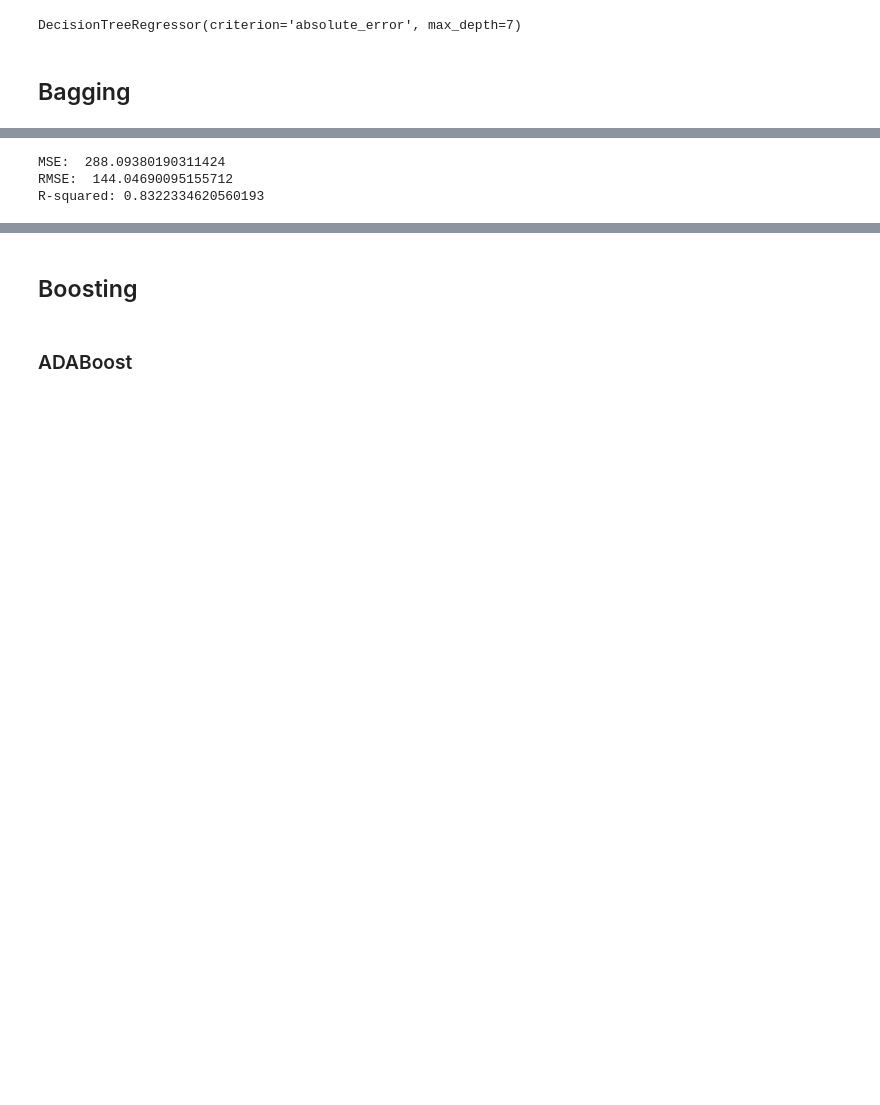
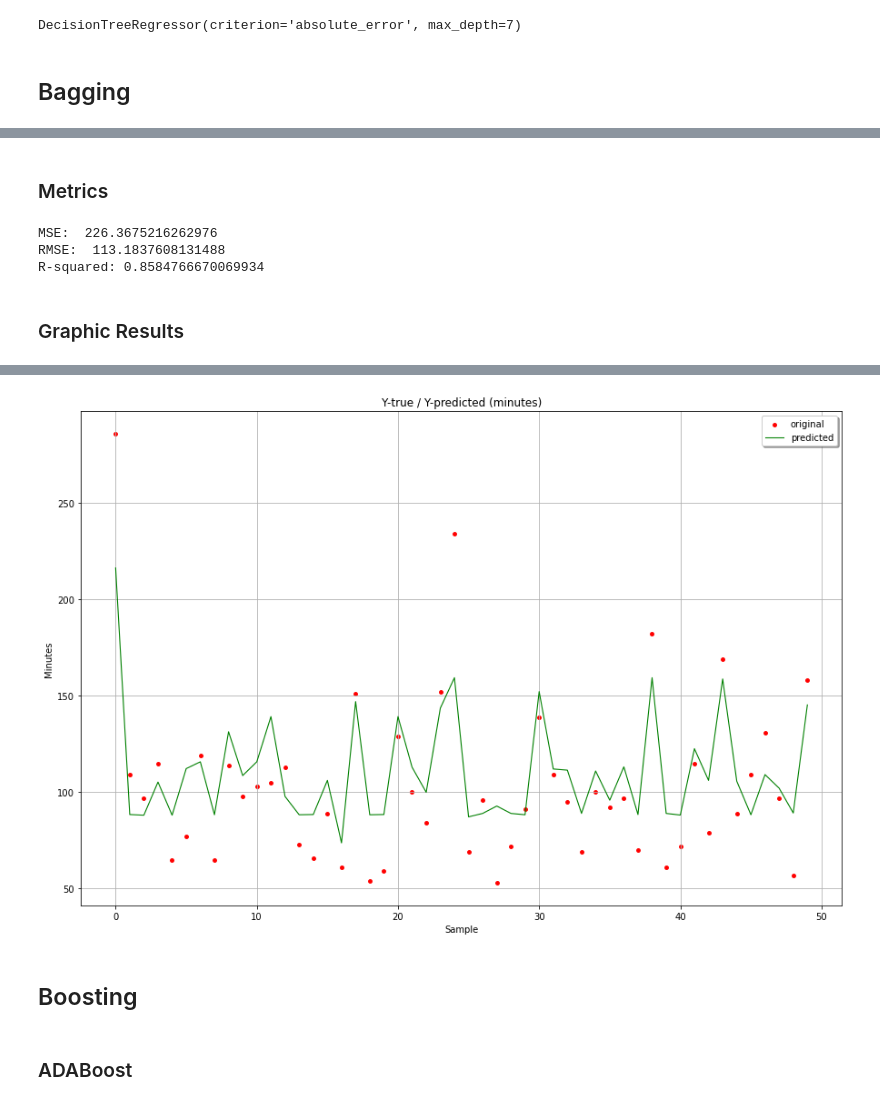
Before and after one commit to luperezsal/DM-Classification-Tree, a Jupyter notebook: Regression.ipynb, the cells around one changed output, grey strips where cells are left out. Drawn from its saved outputs; the diff is of its cells as text; code cells hidden in the pictures; blank space fills up the shorter version.

```diff
--- a/Regression.ipynb
+++ b/Regression.ipynb
@@ -168,15 +176,46 @@ print(f"Done in {ellapsed_time} (s)")
-# %%
-from sklearn.metrics import mean_squared_error
-
-y_pred = bagging_regressor.predict(X_test)
-
-mse = mean_squared_error(y_test, y_pred)
-print("MSE: ", mse)
-print("RMSE: ", mse*(1/2.0))
-
-score = bagging_regressor.score(X_test, y_test)
-print("R-squared:", score)
-# %% [output]
-MSE:  288.09380190311424
-RMSE:  144.04690095155712
-R-squared: 0.8322334620560193
+# %% [markdown]
+### Metrics
+# %%
+from sklearn.metrics import mean_squared_error
+
+y_pred = bagging_regressor.predict(X_test)
+
+mse = mean_squared_error(y_test, y_pred)
+print("MSE: ", mse)
+print("RMSE: ", mse*(1/2.0))
+
+score = bagging_regressor.score(X_test, y_test)
+print("R-squared:", score)
+# %% [output]
+MSE:  226.3675216262976
+RMSE:  113.1837608131488
+R-squared: 0.8584766670069934
+# %% [markdown]
+### Graphic Results
+# %%
+n_samples = range(len(y_test[:50]))
+
+# plt.plot(x, y, marker="o", markersize=20, markeredgecolor="red", markerfacecolor="green")
+plt.figure(figsize=(15,10))  # set plot size (denoted in inches)
+
+plt.scatter(n_samples, y_test[:50], s = 15, color = 'red', label = "original")
+plt.plot(n_samples, y_pred[:50], linewidth = 1.1, color = 'green', label = "predicted")
+
+plt.title("Y-true / Y-predicted (minutes)")
+plt.xlabel('Sample')
+plt.ylabel('Minutes')
+
+plt.legend(loc='best',fancybox = True, shadow = True)
+
+GRAPH_PATH = f"{SAMPLE_GRAPH_RESULTS_PATH}{MODEL_NAME}/"
+FILE_NAME  = f"{MODEL_NAME}_{MODEL_TIMESTAMP}.png"
+
+plt.grid(True)
+plt.savefig(GRAPH_PATH + FILE_NAME, dpi = 100)
+plt.show()
+
+
+# Save Confusion Matrix image
+GRAPH_PATH = f"{SAMPLE_GRAPH_RESULTS_PATH}{MODEL_NAME}/"
+FILE_NAME  = f"{MODEL_NAME}_{MODEL_TIMESTAMP}.png"
+# %% [output]
@@ -183,3 +223,4 @@ R-squared: 0.8322334620560193
+[figure, added]
 # %% [markdown]
 ## Boosting
 # %% [markdown]
```
Also changed, not shown: parts of 33 cells of this notebook, 3 other files.
